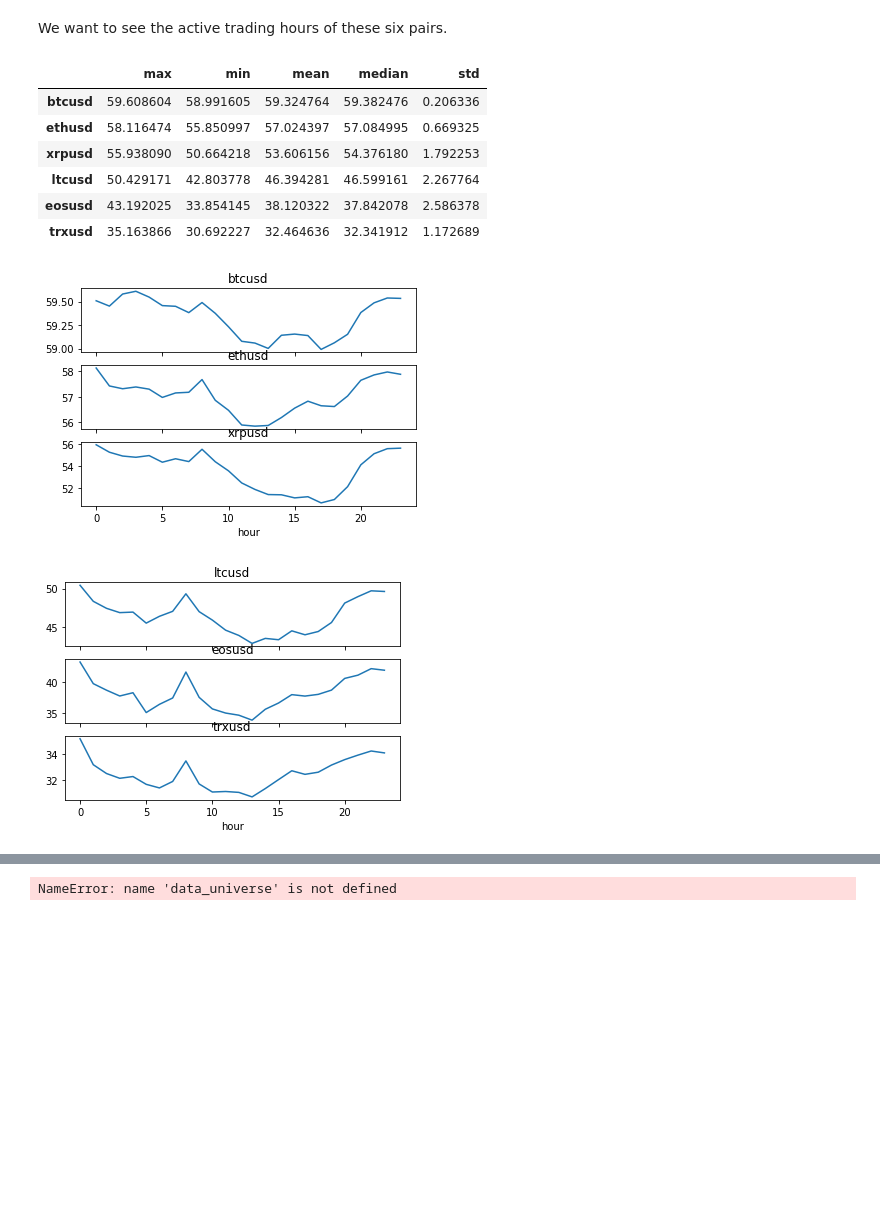
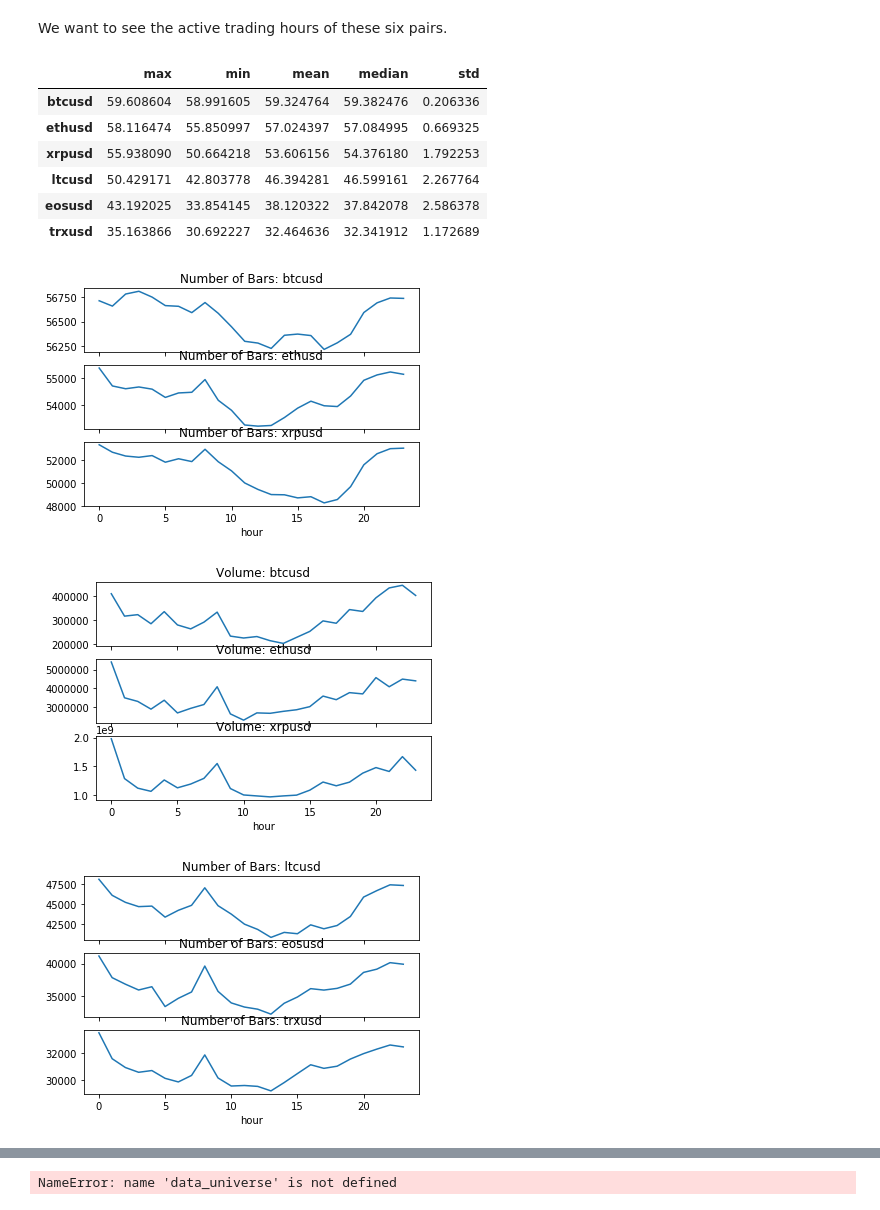
Before and after one commit to josephchenhk/qtrader_strategies, a Jupyter notebook: EDA.ipynb, the cells around one changed output, grey strips where cells are left out. Saved outputs shown, nothing was run; the diff lists cells and outputs as text; code cells hidden in the pictures; blank space fills up the shorter version.

Commit message:
Add active trading hours analysis

```diff
--- a/EDA.ipynb
+++ b/EDA.ipynb
@@ -272,40 +272,50 @@ We want to see the active trading hours of these six pairs.
 num_bars_in_1hr = {}
 for i, pair in tqdm(enumerate(liquid_correlated_pairs)):
     if i % 3 == 0:
-        fig, axes = plt.subplots(
+        fig1, axes1 = plt.subplots(
+            nrows=3,
+            ncols=1,
+            sharex=True
+        )
+        fig2, axes2 = plt.subplots(
             nrows=3,
             ncols=1,
             sharex=True
         )
     df = pd.read_csv(f"data/{pair}.csv")
     df = df[
         (df.time >= start_ts)
         & (df.time <= end_ts)
     ]
     df["time_key"] = df.time.apply(lambda x: datetime.fromtimestamp(int(x/1000)))
     df["date"] = df.time_key.apply(lambda x: x.date())
     df["hour"] = df.time_key.apply(lambda x: x.hour)
     num_days = len(df.date.unique())
     # Average number of bars in that particular hour
-    df1 = df.groupby("hour").count().time / num_days
-    df1.plot(ax=axes[i%3], title=f"{pair}")
+    df1 = df.groupby("hour").agg({
+        "time": "count",
+        "volume": "sum"}
+    )
+    df1["time"].plot(ax=axes1[i%3], title=f"Number of Bars: {pair}")
+    df1["volume"].plot(ax=axes2[i%3], title=f"Volume: {pair}")
     num_bars_in_1hr[pair] = {
-        "max": df1.max(),
-        "min": df1.min(),
-        "mean": df1.mean(),
-        "median": df1.median(),
-        "std": df1.std()
+        "max": df1["time"].max() / num_days,
+        "min": df1["time"].min() / num_days,
+        "mean": df1["time"].mean() / num_days,
+        "median": df1["time"].median() / num_days,
+        "std": df1["time"].std() / num_days
     }
 num_bars_in_1hr = pd.DataFrame(num_bars_in_1hr).T
 num_bars_in_1hr = num_bars_in_1hr.sort_values(by="min", ascending=False)
 num_bars_in_1hr
 # %% [output]
 |  | max | min | mean | median | std |
 | btcusd | 59.608604 | 58.991605 | 59.324764 | 59.382476 | 0.206336 |
 | ethusd | 58.116474 | 55.850997 | 57.024397 | 57.084995 | 0.669325 |
 | xrpusd | 55.938090 | 50.664218 | 53.606156 | 54.376180 | 1.792253 |
 | ltcusd | 50.429171 | 42.803778 | 46.394281 | 46.599161 | 2.267764 |
 | eosusd | 43.192025 | 33.854145 | 38.120322 | 37.842078 | 2.586378 |
 | trxusd | 35.163866 | 30.692227 | 32.464636 | 32.341912 | 1.172689 |
-[figure, old version]
+[figure, new version]
-[figure, old version]
+[figure, new version]
+[figure, added]
```
Also changed, not shown: parts of 2 cells of this notebook.
